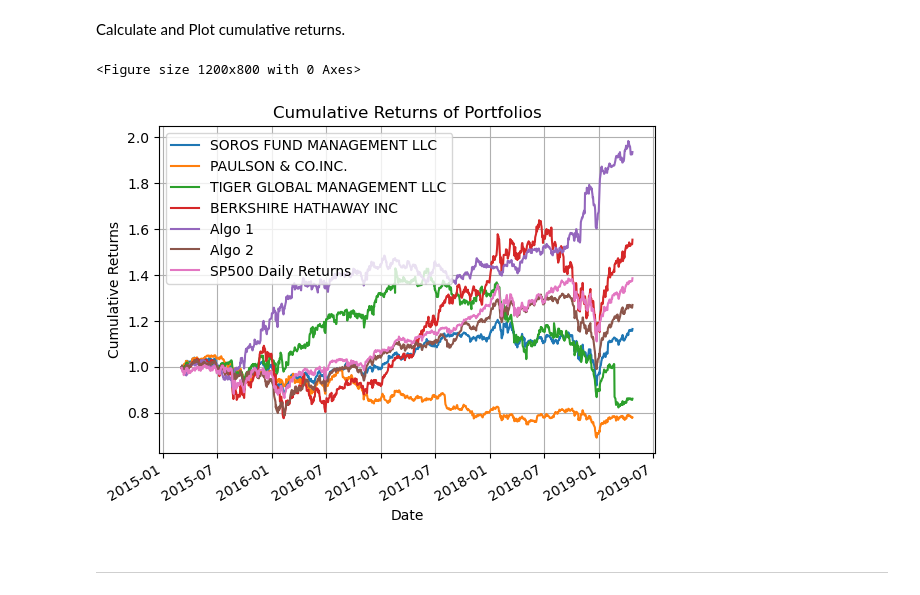
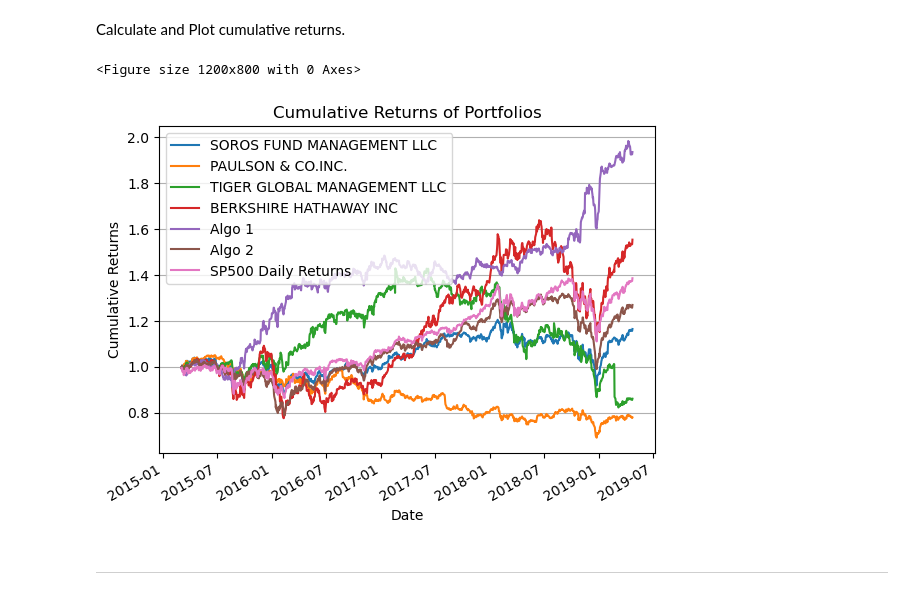
Before and after one commit to blleshi/A-Whale-Off-The-Port-folio-, a Jupyter notebook: whale_analysis.ipynb, the cells around one changed output. Cells and saved outputs as stored; diff of their text form; code cells hidden in the pictures.

```diff
--- a/whale_analysis.ipynb
+++ b/whale_analysis.ipynb
@@ -270,20 +270,20 @@ Calculate and Plot cumulative returns.
 # %%
 # Convert all columns to numeric; calculate and plot cumulative returns
 combined_df = combined_df.apply(pd.to_numeric, errors = 'coerce')
 cumulative_returns = (1 + combined_df).cumprod()
 
 # Plot cumulative returns
 plt.figure(figsize = (12, 8))
 cumulative_returns.plot()
 plt.title('Cumulative Returns of Portfolios')
 plt.xlabel('Date')
 plt.ylabel('Cumulative Returns')
-plt.grid(True)
+plt.grid (axis = 'y')
 plt.legend()
 plt.show()
 # %% [output]
 <Figure size 1200x800 with 0 Axes>
-[figure, old version]
+[figure, new version]
 # %% [markdown]
 ---
 # %% [markdown]
```
Also changed, not shown: parts of 40 cells of this notebook.
